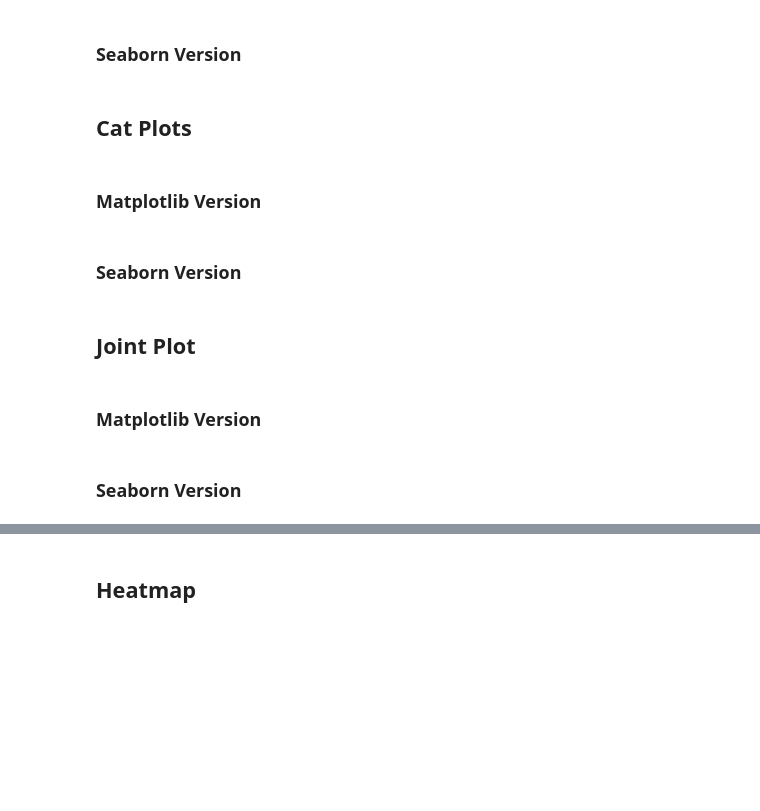
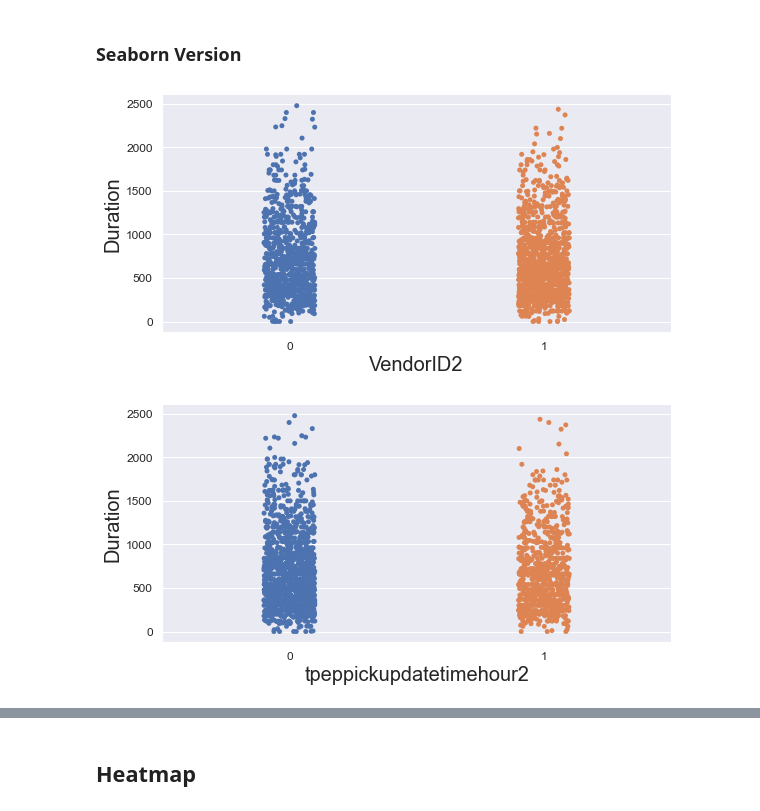
Before and after one commit to dennislamcv1/GoogleADA, a Jupyter notebook: Regression Analysis/Taxi Trips EDA.ipynb, the cells around one changed output, grey strips where cells are left out. Saved outputs shown, nothing was run; the diff lists cells and outputs as text; code cells hidden in the pictures; blank space fills up the shorter version.

```diff
--- a/Regression Analysis/Taxi Trips EDA.ipynb
+++ b/Regression Analysis/Taxi Trips EDA.ipynb
@@ -853,6 +1136,0 @@ plt.show()
-# %% [markdown]
-## Cat Plots
-# %% [markdown]
-### Matplotlib Version
-# %% [markdown]
-### Seaborn Version
@@ -879,5 +1137,7 @@ plt.show()
 # %%
-sns.catplot(y="LaunchSite", x="FlightNumber", hue="Class", data=df, aspect = 5)
-plt.xlabel("Flight Number",fontsize=20)
-plt.ylabel("Launch Site",fontsize=20)
+sns.catplot(x="vendorid2", y="duration", data=df, height=4, aspect=2, ci=None, kind="strip")
+plt.xlabel("VendorID2",fontsize=20)
+plt.ylabel("Duration",fontsize=20)
 plt.show()
+# %% [output]
+[figure, added]
@@ -916,6 +1143,0 @@ plt.show()
-# %% [markdown]
-## Joint Plot
-# %% [markdown]
-### Matplotlib Version
-# %% [markdown]
-### Seaborn Version
@@ -940,0 +1144,7 @@ plt.show()
+# %%
+sns.catplot(x="tpeppickupdatetimehour2", y="duration", data=df, height=4, aspect=2, ci=None, kind="strip")
+plt.xlabel("tpeppickupdatetimehour2",fontsize=20)
+plt.ylabel("Duration",fontsize=20)
+plt.show()
+# %% [output]
+[figure, added]
```
Also changed, not shown: parts of 118 cells of this notebook.
